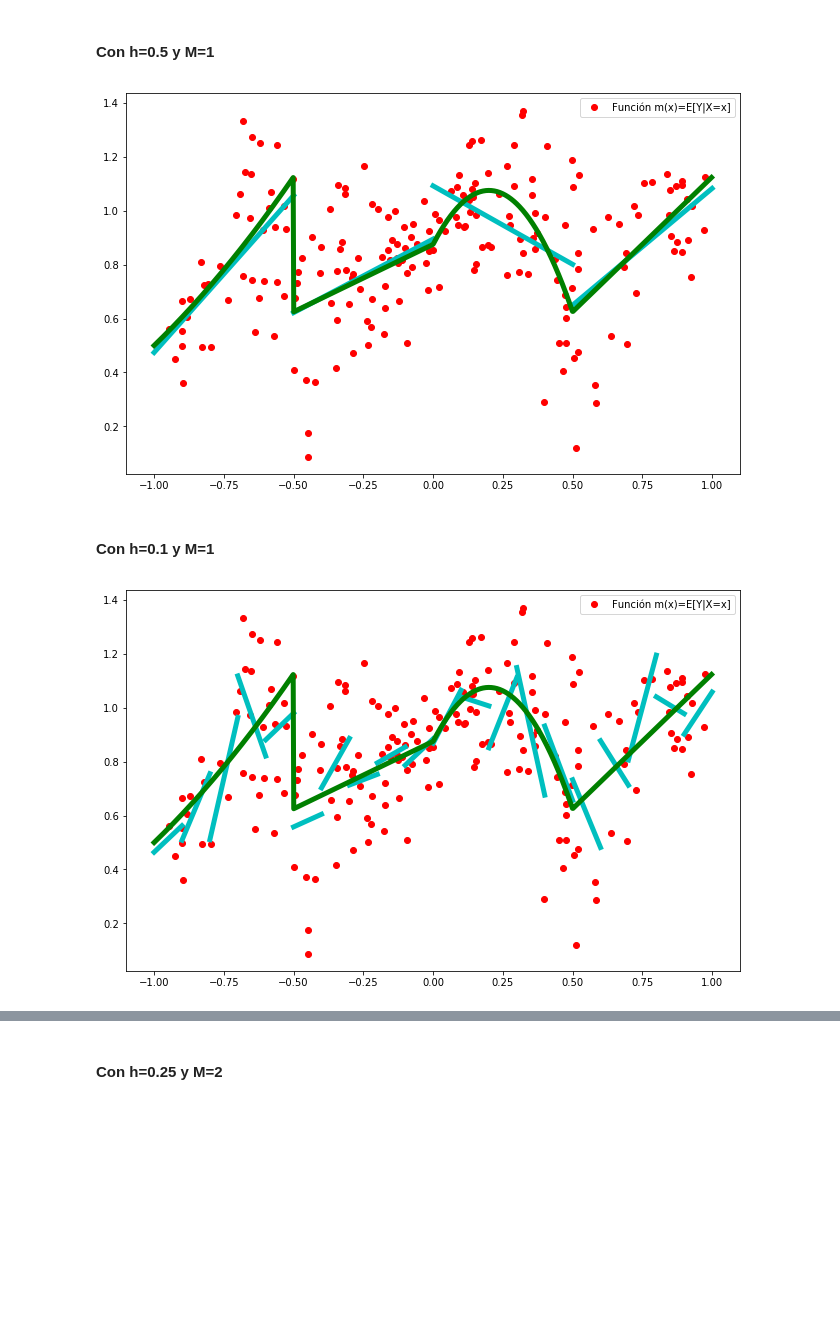
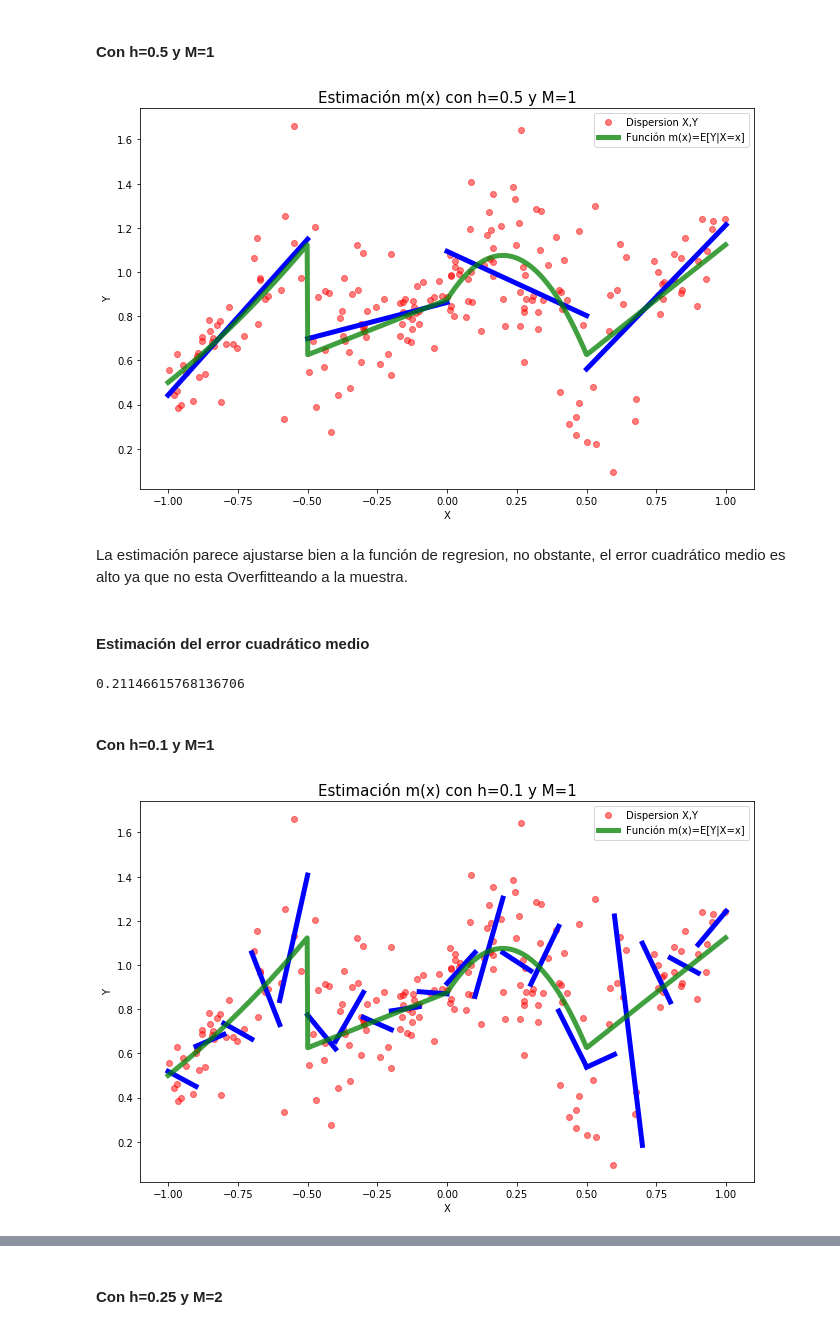
Before and after one commit to julianferres/Aprendizaje-Estadistico, a Jupyter notebook: Ejercicios/06-Reconstruir Regresion (Penultima Clase)/EstimacionRegresion.ipynb, the cells around one changed output, grey strips where cells are left out. Cells and saved outputs as stored; diff of their text form; code cells hidden in the pictures; blank space fills up the shorter version.

Commit message:
Agrego graficos, exporto el pdf de la regresion y emprolijo el notebook

```diff
--- a/Ejercicios/06-Reconstruir Regresion (Penultima Clase)/EstimacionRegresion.ipynb
+++ b/Ejercicios/06-Reconstruir Regresion (Penultima Clase)/EstimacionRegresion.ipynb
@@ -107,11 +127,17 @@ for i in range(200):
     partition[int(2*(x1[i]+1))].append(i)
 # %%
 polinomio_a_trozos = []
+
+cuadrado_de_los_errores1 = 0
 
 for i in range(4):
     x_aux , y_aux = [x1[j] for j in partition[i]],[y1[j] for j in partition[i]]
     z = np.polyfit(x_aux,y_aux,1)
     polinomio_a_trozos.append(np.poly1d(z))
+
+    #sumo los errores para cada trozo del polinomio
+    for j in range(len(x_aux)):
+        cuadrado_de_los_errores1 += (polinomio_a_trozos[i](x_aux[j])-y_aux[j])**2
 # %%
 xp=[]
 xp.append(np.linspace(-1, -0.5, 200))
@@ -121,17 +147,31 @@ xp.append(np.linspace(0.5,1, 200))
 # %%
 fig, ax = plt.subplots(figsize=(11,7))
 
-plt.plot(x1, y1, 'ro', linewidth = 5, label = 'Función m(x)=E[Y|X=x]')
+plt.plot(x1, y1, 'ro', linewidth = 5, alpha = 0.5 ,label = 'Dispersion X,Y')
 plt.legend(loc='best', frameon= True)
 
 for i in range(4):
-    plt.plot(xp[i], polinomio_a_trozos[i](xp[i]) ,'c-', linewidth = 5 )
+    plt.plot(xp[i], polinomio_a_trozos[i](xp[i]) ,'b-', linewidth = 5 )
 
-plt.plot(x_0, y_0, 'g-', linewidth = 5, label = 'Función m(x)=E[Y|X=x]')
+plt.plot(x_0, y_0, 'g-', linewidth = 5, alpha = 0.75 ,label = 'Función m(x)=E[Y|X=x]')
+
+plt.legend(loc='best', frameon= True)
+plt.title("Estimación m(x) con h=0.5 y M=1", fontsize='15')
+plt.xlabel('X')
+plt.ylabel('Y')
 
 plt.show()
 # %% [output]
-[figure, old version]
+[figure, new version]
+# %% [markdown]
+La estimación parece ajustarse bien a la función de regresion, no obstante, el error cuadrático medio es alto ya que no esta Overfitteando
+a la muestra.
+# %% [markdown]
+#### Estimación del error cuadrático medio
+# %%
+(cuadrado_de_los_errores1 / 200)**0.5
+# %% [output]
+0.21146615768136706
 # %% [markdown]
 #### Con h=0.1 y M=1
 # %%
@@ -153,14 +198,17 @@ for i in range(20):
 # %%
 fig, ax = plt.subplots(figsize=(11,7))
 
-plt.plot(x1, y1, 'ro', linewidth = 5, label = 'Función m(x)=E[Y|X=x]')
+plt.plot(x1, y1, 'ro', linewidth = 5, alpha = 0.5 ,label = 'Dispersion X,Y')
 plt.legend(loc='best', frameon= True)
 
 for i in range(20):
-    plt.plot(xp[i], polinomio_a_trozos[i](xp[i]) ,'c-', linewidth = 5 )
+    plt.plot(xp[i], polinomio_a_trozos[i](xp[i]) ,'b-', linewidth = 5 )
 
-plt.plot(x_0, y_0, 'g-', linewidth = 5, label = 'Función m(x)=E[Y|X=x]')
-
+plt.plot(x_0, y_0, 'g-', linewidth = 5, alpha = 0.75,label = 'Función m(x)=E[Y|X=x]')
+plt.legend(loc='best', frameon= True)
+plt.title("Estimación m(x) con h=0.1 y M=1", fontsize='15')
+plt.xlabel('X')
+plt.ylabel('Y')
 plt.show()
 # %% [output]
-[figure, old version]
+[figure, new version]
```
Also changed, not shown: parts of 23 cells of this notebook, 8 other files.
